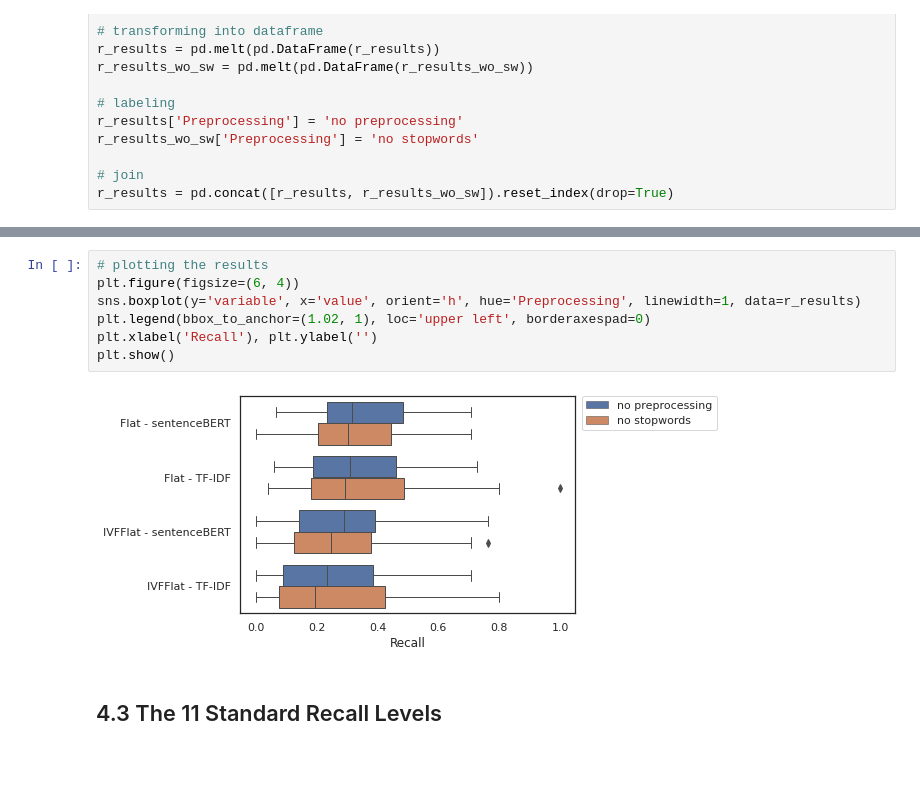
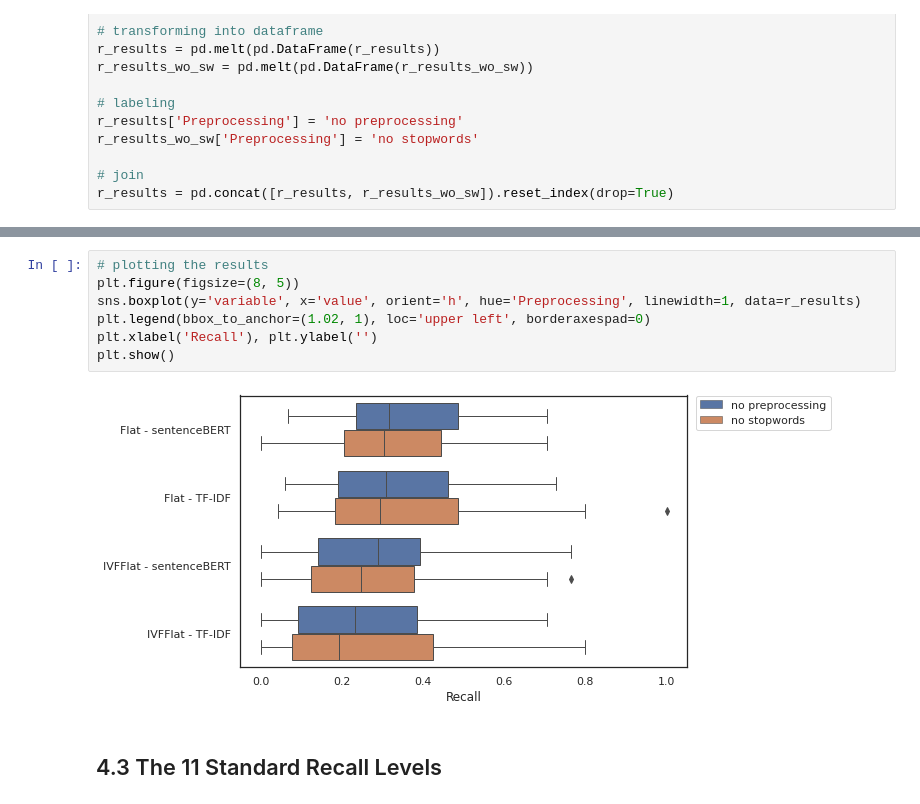
Before and after one commit to jcfneto/search-engine, a Jupyter notebook: notebooks/search_engine.ipynb, the cells around one changed output, grey strips where cells are left out. Saved outputs shown, nothing was run; the diff lists cells and outputs as text; blank space fills up the shorter version.

```diff
--- a/notebooks/search_engine.ipynb
+++ b/notebooks/search_engine.ipynb
@@ -320,12 +364,12 @@ r_results = pd.concat([r_results, r_results_wo_sw]).reset_index(drop=True)
 # %%
 # plotting the results
-plt.figure(figsize=(6, 4))
+plt.figure(figsize=(8, 5))
 sns.boxplot(y='variable', x='value', orient='h', hue='Preprocessing', linewidth=1, data=r_results)
 plt.legend(bbox_to_anchor=(1.02, 1), loc='upper left', borderaxespad=0)
 plt.xlabel('Recall'), plt.ylabel('')
 plt.show()
 # %% [output]
-[figure, old version]
+[figure, new version]
 # %% [markdown]
 ## 4.3 The 11 Standard Recall Levels
 # %%
```
Also changed, not shown: parts of 14 cells of this notebook, 2 other files.
